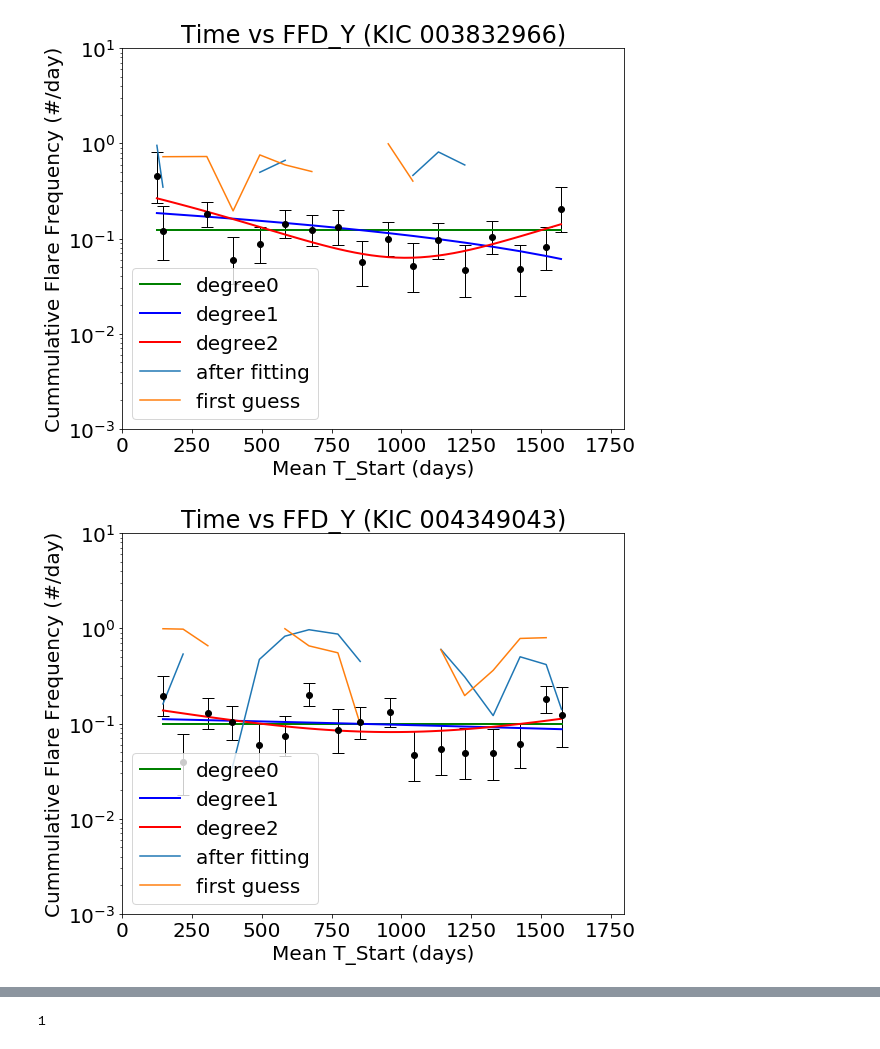
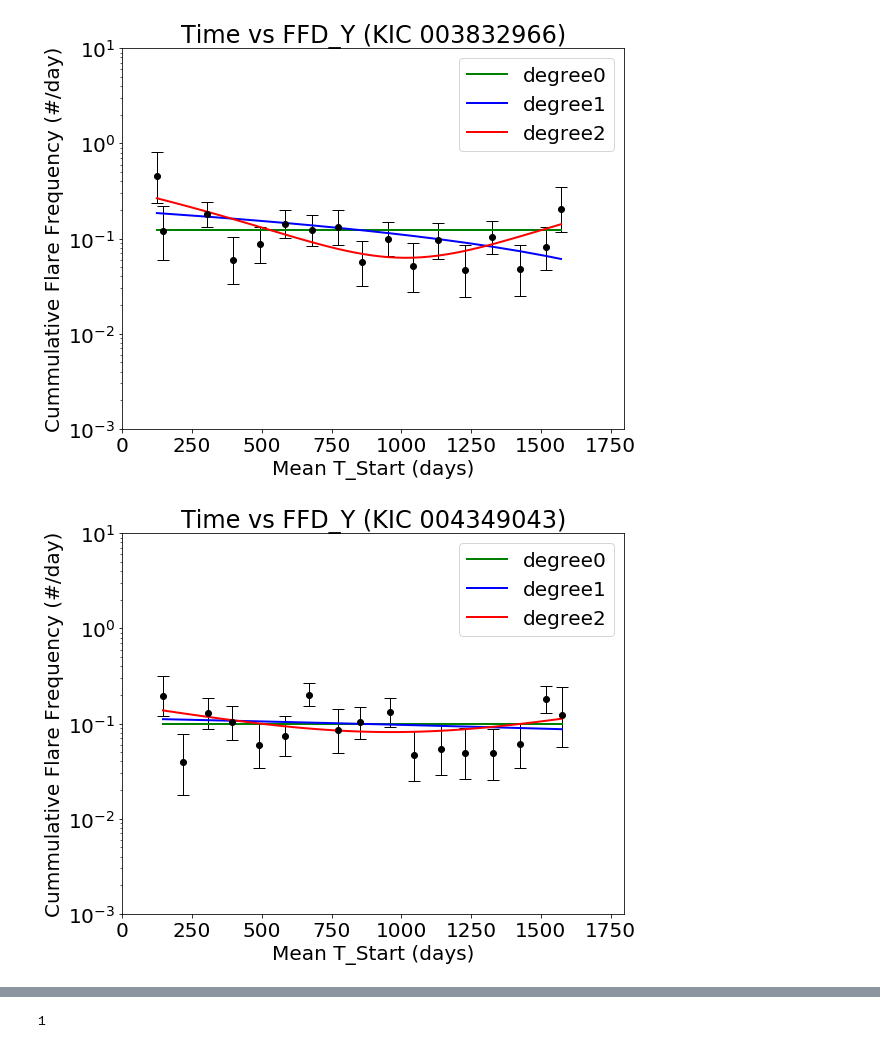
Before and after one commit to mscoggs/flare_cycles, a Jupyter notebook: flaregraphs.ipynb, the cells around one changed output, grey strips where cells are left out. Drawn from its saved outputs; the diff is of its cells as text; code cells hidden in the pictures.

```diff
--- a/flaregraphs.ipynb
+++ b/flaregraphs.ipynb
@@ -28,12 +28,20 @@ def chiSq(data, fit, err_list):
     chisqSum = 0
     for y in range(len(data)):
         chisqSum += ((data[y] - fit[y]) / err_list[y])**2.0
-    return (chisqSum/np.size(data))
 
-def getErr(data):
-    err_dn = (np.abs(data * (1.-1./(9. * data)-1./(3.*np.sqrt(data)))**3.-data))
-    err_up = (np.sqrt(data + 0.75) + 1.0)
+    chisq = (chisqSum/np.size(data))
+    print(chisq)
+    return chisq
+
+def getErr(data, mult):
+    data = data*mult
+    err_dn = (np.abs(data * (1.-1./(9. * data)-1./(3.*np.sqrt(data)))**3.-data))/mult
+    err_up = (np.sqrt(data + 0.75) + 1.0)/mult
     return err_up, err_dn
+
+def calcBic(N, k, chisq):
+    bic = (N * np.log(chisq)) + (k * np.log(N))
+    return bic
 
 def fitDeg0(xaxis, yaxis, err_List):
     params, cov = np.polyfit(xaxis, yaxis, 0, cov=True, full =False)
@@ -44,7 +52,7 @@ def fitDeg0(xaxis, yaxis, err_List):
     #plt.text(50, 6,'Slope = {:0.2e} +/- {:0.2e}'.format(slope,np.sqrt(cov[0][0])))
     #plt.text(50, 3.5,'Slope/Uncertainty = {:0.2f}'.format(np.abs(slope/np.sqrt(cov[0][0]))))
     #plt.text(50, 2,'Chi-Square = {:0.2f}'.format(chisq))
-    return degree0
+    return degree0, chisq
 
 def fitDeg1(xaxis, yaxis, err_List):
     params, cov = np.polyfit(xaxis, yaxis, 1, cov=True, full =False)
@@ -52,7 +60,7 @@ def fitDeg1(xaxis, yaxis, err_List):
     degree1 = [slope * i + intercept for i in xaxis]
     plt.plot(xaxis, degree1, 'blue',  lw=2, label = 'degree1')
     chisq = chiSq(yaxis, degree1, err_list)
-    return degree1
+    return degree1, chisq
 
 def fitDeg2(xaxis, yaxis, err_List):
     params = np.polyfit(xaxis, yaxis, 2)
@@ -62,7 +70,7 @@ def fitDeg2(xaxis, yaxis, err_List):
     degree2 = poly(xnew)
     plt.plot(xnew, degree2, 'red',  lw=2, label = 'degree2')
     chisq = chiSq(yaxis, fit4chi, err_list)
-    return degree2
+    return degree2, chisq
 
 
 def fitSin(xaxis, yaxis):
@@ -148,15 +156,20 @@ for line in targets: #going through each KIC
                 yaxis.append(ffd_yForMeanstart)
 
                 #dealing w/ error
-                err_up, err_dn = getErr(ffd_yForMeanstart*toteDur)/toteDur
+                err_up, err_dn = getErr(ffd_yForMeanstart, toteDur)
                 err_list.append(err_up) #collecting errors, to be used in chi-square calc
                 plt.errorbar(meanstart, ffd_yForMeanstart, yerr = [[err_dn], [err_up]], fmt='o', color= 'black',markersize=6, elinewidth=1,capsize=6)#plotting error
 
-
-    degree0 = fitDeg0(xaxis, yaxis, err_list)
-    degree1 = fitDeg1(xaxis, yaxis, err_list)
-    degree2 = fitDeg2(xaxis, yaxis, err_list)
-    fitSin(xaxis, yaxis)
+    size = np.size(xaxis)
+    degree0, chi0 = fitDeg0(xaxis, yaxis, err_list)
+    degree1, chi1 = fitDeg1(xaxis, yaxis, err_list)
+    degree2, chi2 = fitDeg2(xaxis, yaxis, err_list)
+    print(calcBic(size, 0, chi0))
+    print(calcBic(size, 1, chi1))
+    print(calcBic(size, 2, chi2))
+    print(chi0)
+    print()
+   # fitSin(xaxis, yaxis)
     plt.legend()
     #plt.savefig('time-vs-ffd_y-plot/'+KIC+'_vs_time.png')
 # %% [output]
@@ -188,2 +201,2 @@ for line in targets: #going through each KIC
-[figure, old version]
+[figure, new version]
-[figure, old version]
+[figure, new version]
```
Also changed, not shown: parts of 2 cells of this notebook.
